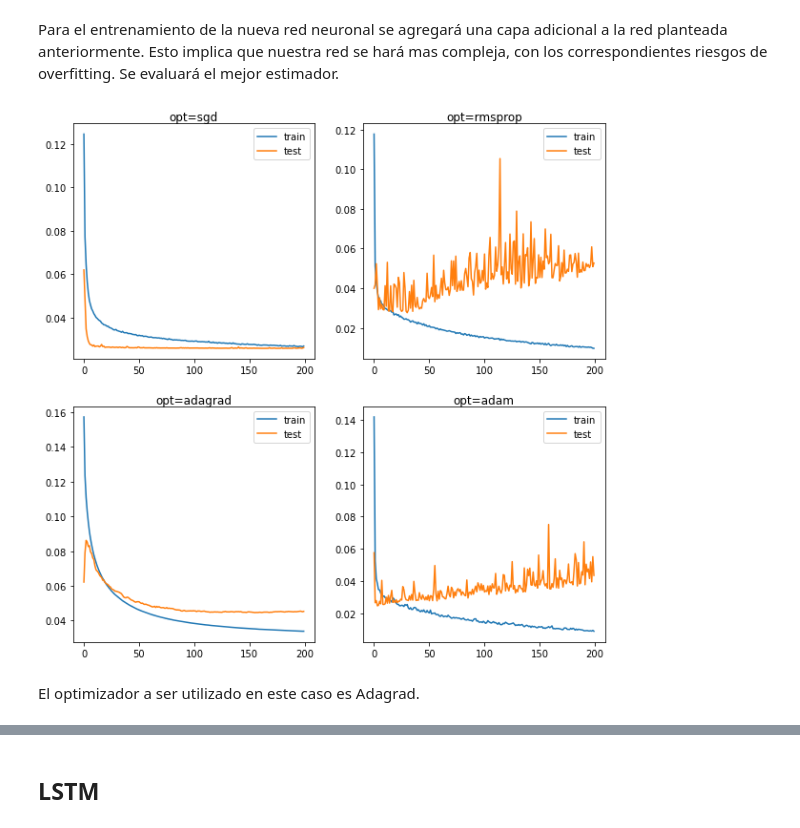
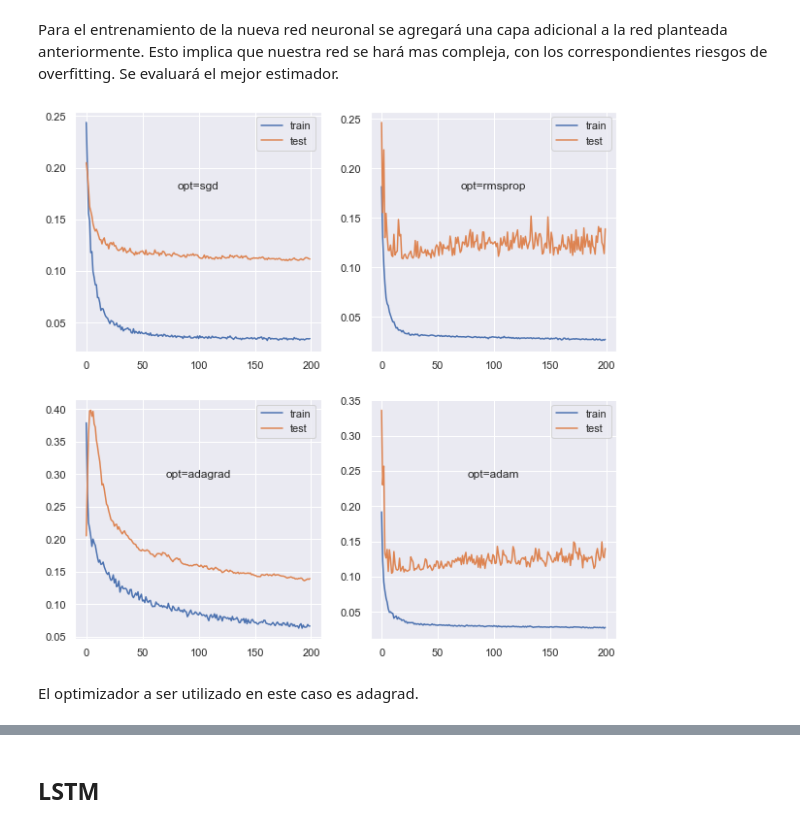
Before and after one commit to estebanarr/proyecto04, a Jupyter notebook: proyecto_04.ipynb, the cells around one changed output, grey strips where cells are left out. Saved outputs shown, nothing was run; the diff lists cells and outputs as text; code cells hidden in the pictures.

```diff
--- a/proyecto_04.ipynb
+++ b/proyecto_04.ipynb
@@ -1221,7 +1262,7 @@ test_data
 scaler = MinMaxScaler(feature_range=(-1, 1))
 
 train_scaled = scaler.fit_transform(train_data.cantidad_pasos.values.reshape(-1, 1))
-test_scaled=scaler.transform(test_data.cantidad_pasos.values.reshape(-1, 1))
+test_scaled=scaler.fit_transform(test_data.cantidad_pasos.values.reshape(-1, 1))
 # %%
 train_data.tipo_vehiculo=np.where(train_data.tipo_vehiculo==0,-1,train_data.tipo_vehiculo)
 train_data.tipo_vehiculo=np.where(train_data.tipo_vehiculo==1,1,train_data.tipo_vehiculo)
@@ -1400,11 +1453,21 @@ El mejor es: -0.032520 con {'batch_size': 40, 'epochs': 50}
 # %%
-seed = 7
-np.random.seed(seed)
+seed_value= 0
+
+os.environ['PYTHONHASHSEED']=str(seed_value)
+random.seed(seed_value)
+np.random.seed(seed_value)
+
+tensorflow.random.set_seed(seed_value)
+
+session_conf = tensorflow.compat.v1.ConfigProto(intra_op_parallelism_threads=1, inter_op_parallelism_threads=1)
+sess = tensorflow.compat.v1.Session(graph=tensorflow.compat.v1.get_default_graph(), config=session_conf)
+tensorflow.compat.v1.keras.backend.set_session(sess)
 
 model = Sequential()
 model.add(Dense(50, input_shape=(1,56), activation='tanh'))
-model.add(Flatten())
+model.add(Dropout(0.2))
 model.add(Dense(1, activation='tanh'))
 
-opt = SGD(lr=0.001)
-model.compile(loss='mean_squared_error', optimizer=opt)
+opt = SGD(lr=0.01)
+model.compile(loss='mean_squared_error', optimizer='adagrad')
+print(model.summary())
@@ -1411,3 +1490,3 @@ model.compile(loss='mean_squared_error', optimizer=opt)
 # %%
-modelo_1 = model.fit(X_train_nn , y_train_scaled,validation_data=(X_test_nn,y_test_scaled),epochs =50, batch_size=40)
+modelo_2 = model.fit(X_train_nn , y_train_scaled,validation_data=(X_test_nn,y_test_scaled),epochs =200, batch_size=8)
 # %% [output]
@@ -1536,7 +1627,7 @@ test_data
 scaler = MinMaxScaler(feature_range=(-1, 1))
 
 train_scaled = scaler.fit_transform(train_data.cantidad_pasos.values.reshape(-1, 1))
-test_scaled=scaler.transform(test_data.cantidad_pasos.values.reshape(-1, 1))
+test_scaled=scaler.fit_transform(test_data.cantidad_pasos.values.reshape(-1, 1))
 # %%
 train_data.sentido=np.where(train_data.sentido==0,-1,train_data.sentido)
 train_data.sentido=np.where(train_data.sentido==1,1,train_data.sentido)
@@ -1616,40 +1707,39 @@ def entrenar_modelo(X_train_nn, y_train_scaler, X_test_nn, y_test_scaled, optimi
 
     model = Sequential()
     model.add(Dense(50, input_shape=(1,85), activation='tanh'))
-    model.add(Flatten())
-    model.add(Dense(20, input_shape=(1,85), activation='tanh'))
+    model.add(Dropout(0.2))
     model.add(Dense(1, activation='tanh'))
 
     # compilae model
     model.compile(loss='mean_squared_error', optimizer=optimizer, metrics=['mean_squared_error'])
 
     # fit model
 
     history = model.fit(X_train_nn, y_train_scaled, validation_data=(X_test_nn, y_test_scaled), epochs=200, verbose=0)
     # plot learning curves
     plt.plot(history.history['mean_squared_error'], label='train')
     plt.plot(history.history['val_mean_squared_error'], label='test')
     plt.legend()
     plt.title('opt='+optimizer, pad=-80)
 
 # prepare dataset
 
 
 # create learning curves for different optimizers
 momentums = ['sgd', 'rmsprop', 'adagrad', 'adam']
 
 plt.figure(figsize=(10,10))
 for i in range(len(momentums)):
     # determine the plot number
     plot_no = 220 + (i+1)
     plt.subplot(plot_no)
 
     # fit model and plot learning curves for an optimizer
     entrenar_modelo(X_train_nn, y_train_scaled, X_test_nn, y_test_scaled, momentums[i])
 
 # show learning curves
 plt.show()
 # %% [output]
-[figure, old version]
+[figure, new version]
 # %% [markdown]
-El optimizador a ser utilizado en este caso es Adagrad.
+El optimizador a ser utilizado en este caso es adagrad.
```
Also changed, not shown: parts of 77 cells of this notebook.
